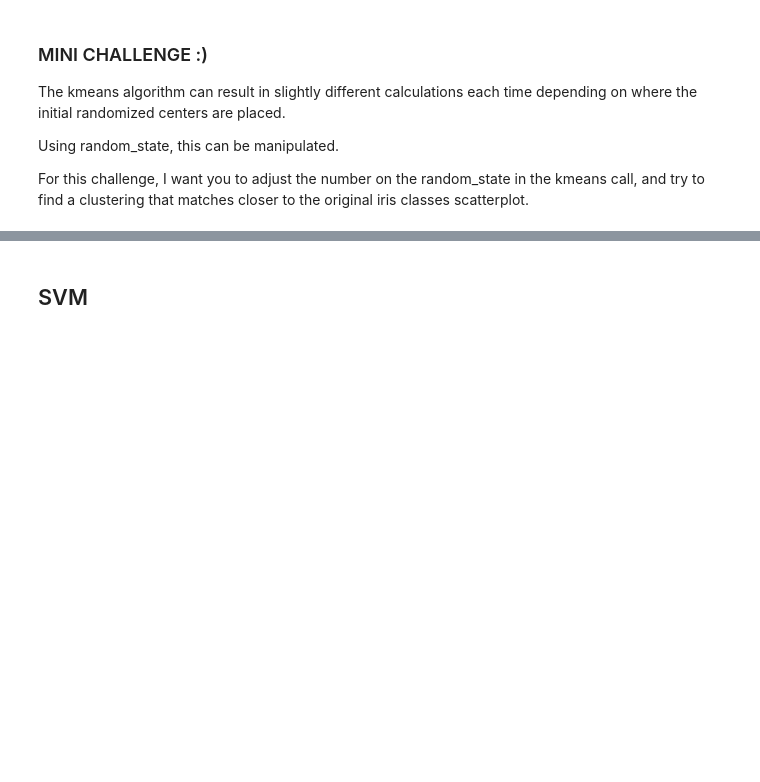
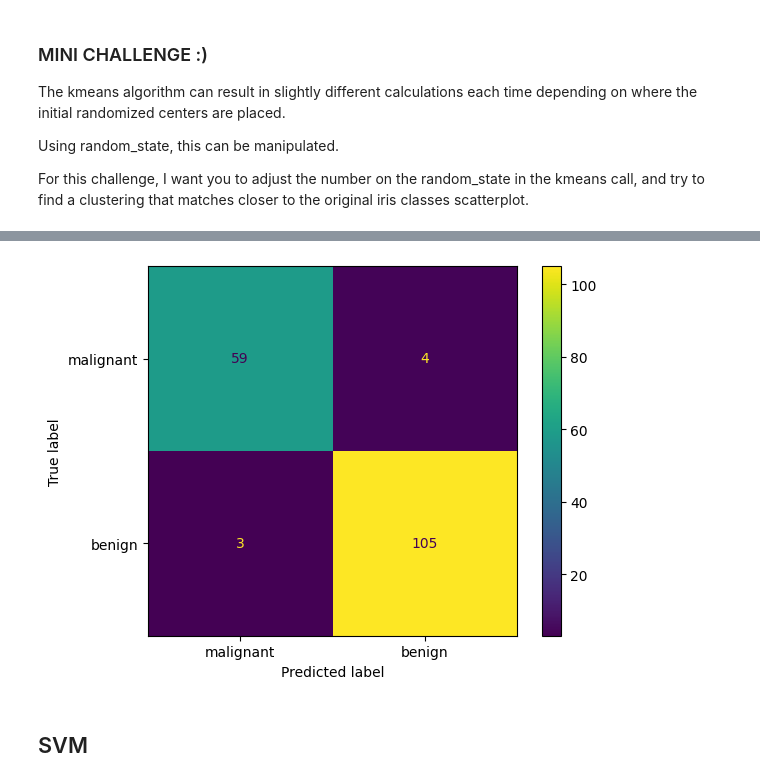
Before and after one commit to rootdrew27/workshop, a Jupyter notebook: Intro_to_ML.ipynb, the cells around one changed output, grey strips where cells are left out. Saved outputs shown, nothing was run; the diff lists cells and outputs as text; code cells hidden in the pictures; blank space fills up the shorter version.

```diff
--- a/Intro_to_ML.ipynb
+++ b/Intro_to_ML.ipynb
@@ -1214,0 +1317,28 @@ and try to find a clustering that matches closer to the original iris classes sc
+# %%
+# Lets use the breast cancer dataset
+
+cancer = load_breast_cancer()
+X = pd.DataFrame(cancer.data, columns=cancer.feature_names)
+y = cancer.target
+# %%
+# Split
+
+X_train, X_test, y_train, y_test = train_test_split(
+        X, y, test_size=0.3, random_state=42
+    )
+# %%
+# Scale the Data
+
+scaler = StandardScaler()
+scaler.fit(X_train)
+X_train = scaler.transform(X_train)
+X_test = scaler.transform(X_test)
+# %%
+# Import and fit model
+
+from sklearn.neighbors import KNeighborsClassifier
+
+knn = KNeighborsClassifier(n_neighbors=5)
+knn.fit(X_train, y_train)
+
+y_pred = knn.predict(X_test)
@@ -1215,2 +1363,11 @@ and try to find a clustering that matches closer to the original iris classes sc
+# %%
+c_matrix = confusion_matrix(y_test, y_pred)
+
+cm_display = ConfusionMatrixDisplay(confusion_matrix = c_matrix, display_labels = ['malignant', 'benign'])
+
+cm_display.plot()
+plt.show()
+# %% [output]
+[figure, added]
 # %% [markdown]
 ## SVM
```
Also changed, not shown: parts of 24 cells of this notebook, 2 other files.
